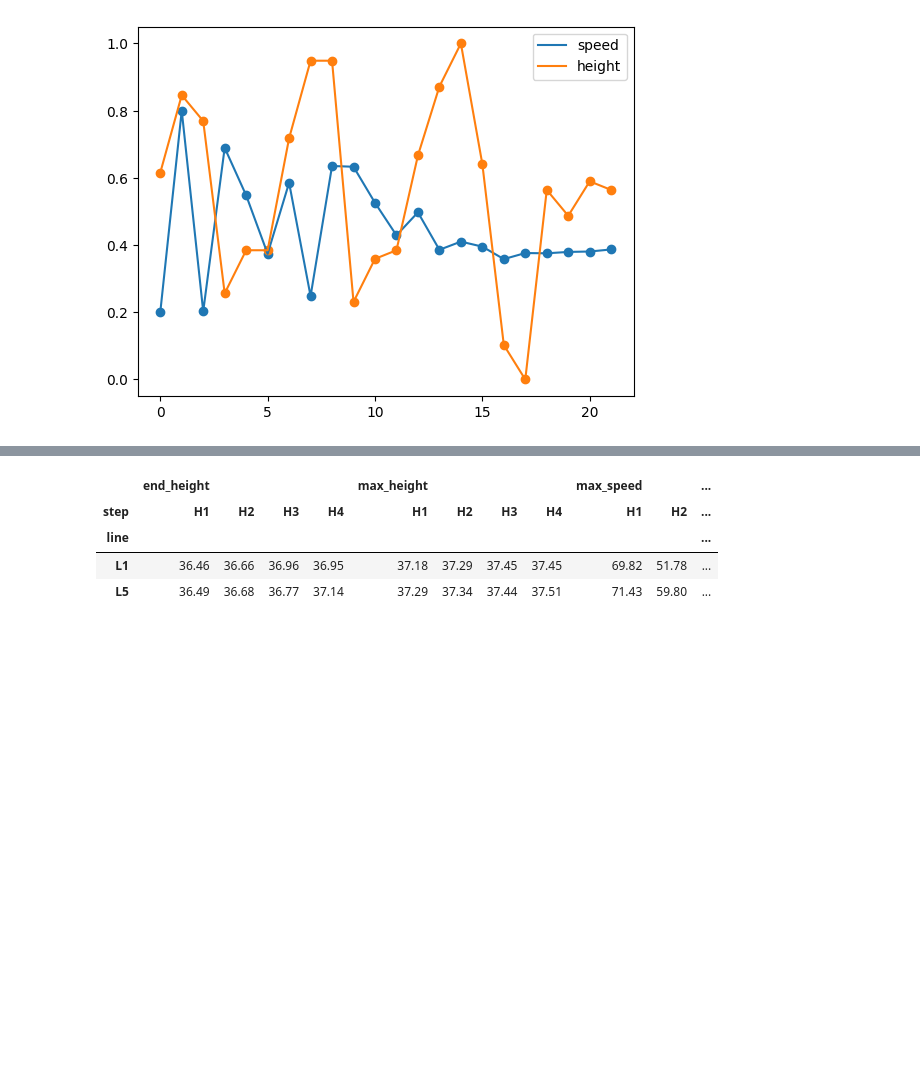
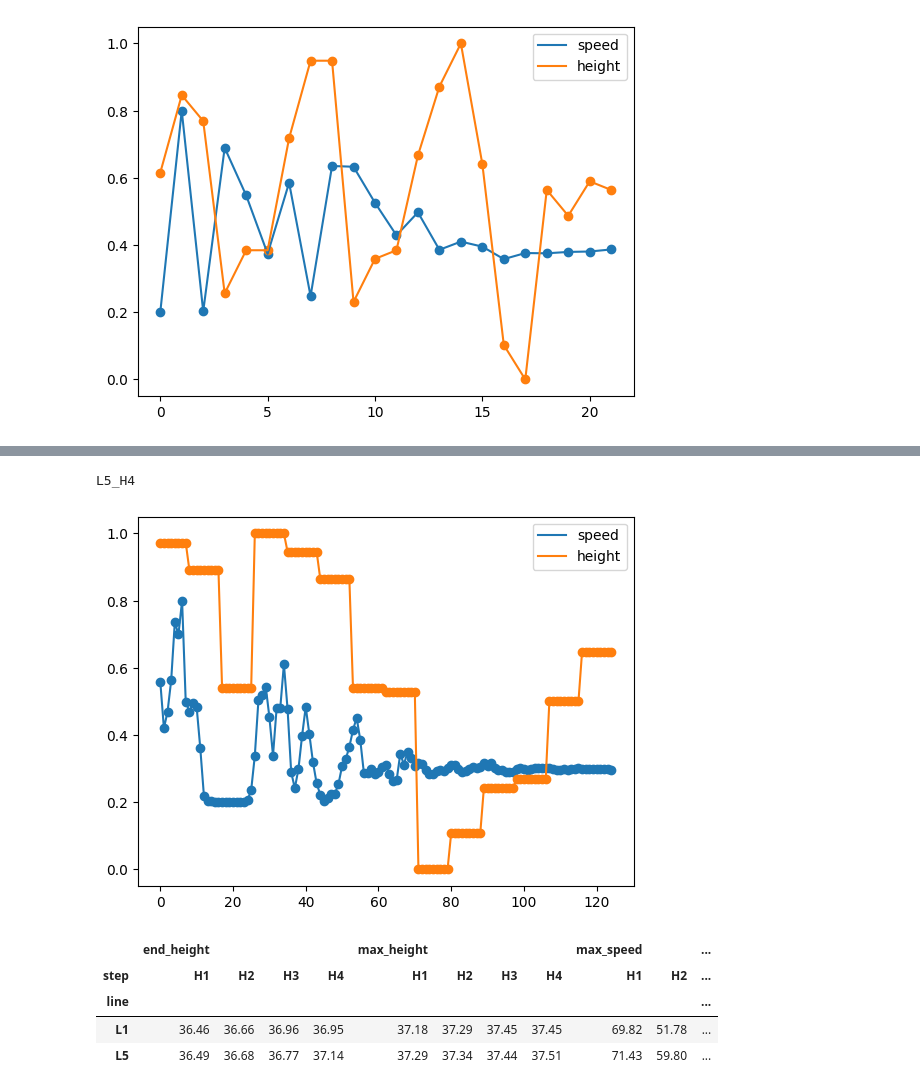
Before and after one commit to ideptor/FreeDrop2, a Jupyter notebook: doc/jupyter/250815.ipynb, the cells around one changed output, grey strips where cells are left out. Drawn from its saved outputs; the diff is of its cells as text; code cells hidden in the pictures; blank space fills up the shorter version.

```diff
--- a/doc/jupyter/250815.ipynb
+++ b/doc/jupyter/250815.ipynb
@@ -271,3 +257,20 @@ L5_H1
+# %%
+# from sklearn.preprocessing import MinMaxScaler
+# r = res.loc[(res.line=="L5")&(res.step=="H1")].pipe(lambda x: x.loc[x.max_speed.idxmin()])
+r = res.loc[(res.line=="L5")&(res.step=="H1")].pipe(lambda x: x.iloc[20])
+
+speed = pd.Series(MinMaxScaler((.2,.8)).fit_transform(pd.DataFrame(r.speed))[:,0])
+plt.plot(speed.index, speed.values, label="speed")
+plt.scatter(speed.index, speed.values)
+height = pd.Series(MinMaxScaler().fit_transform(pd.DataFrame(r.height))[:,0])
+plt.plot(height.index, height.values, label="height")
+plt.scatter(height.index, height.values)
+plt.legend()
+plt.title = "L5 max"
+print(r.phase)
+# %% [output]
+L5_H4
+[figure, added]
 # %%
 res.to_csv("experiments_250816.csv")
 # %%
```
Also changed, not shown: parts of 4 cells of this notebook, 2 other files.
